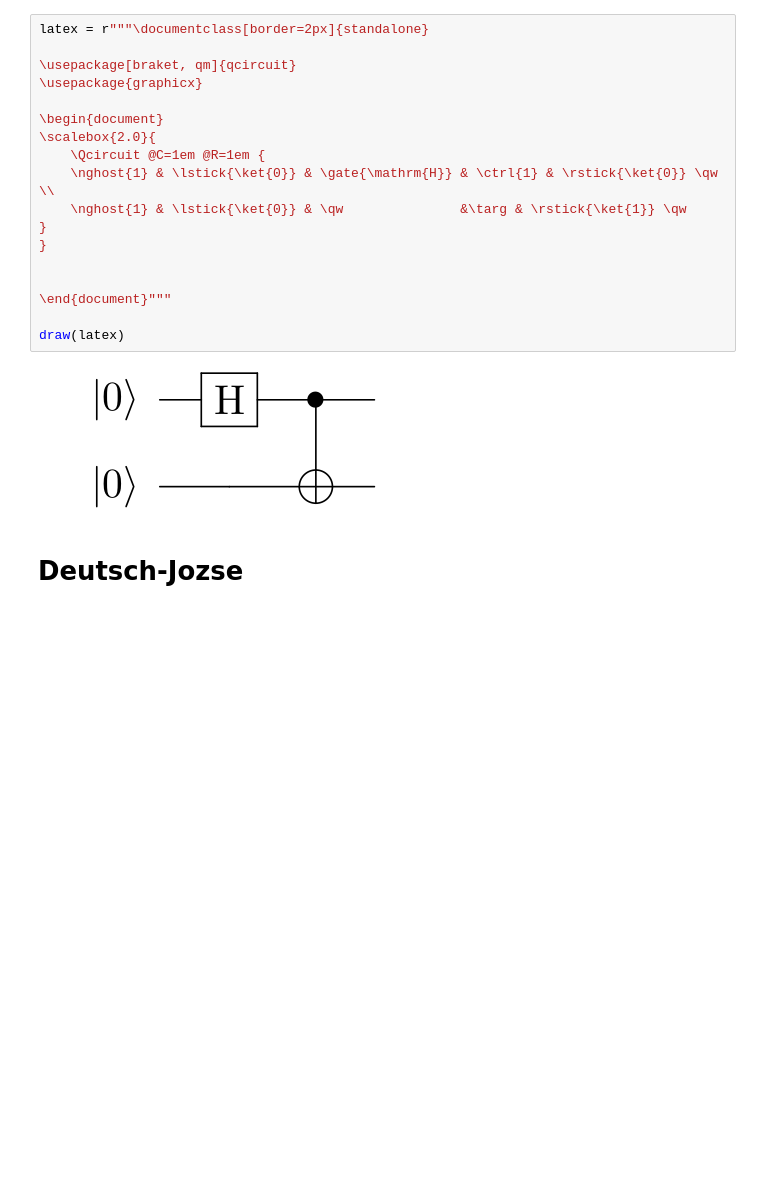
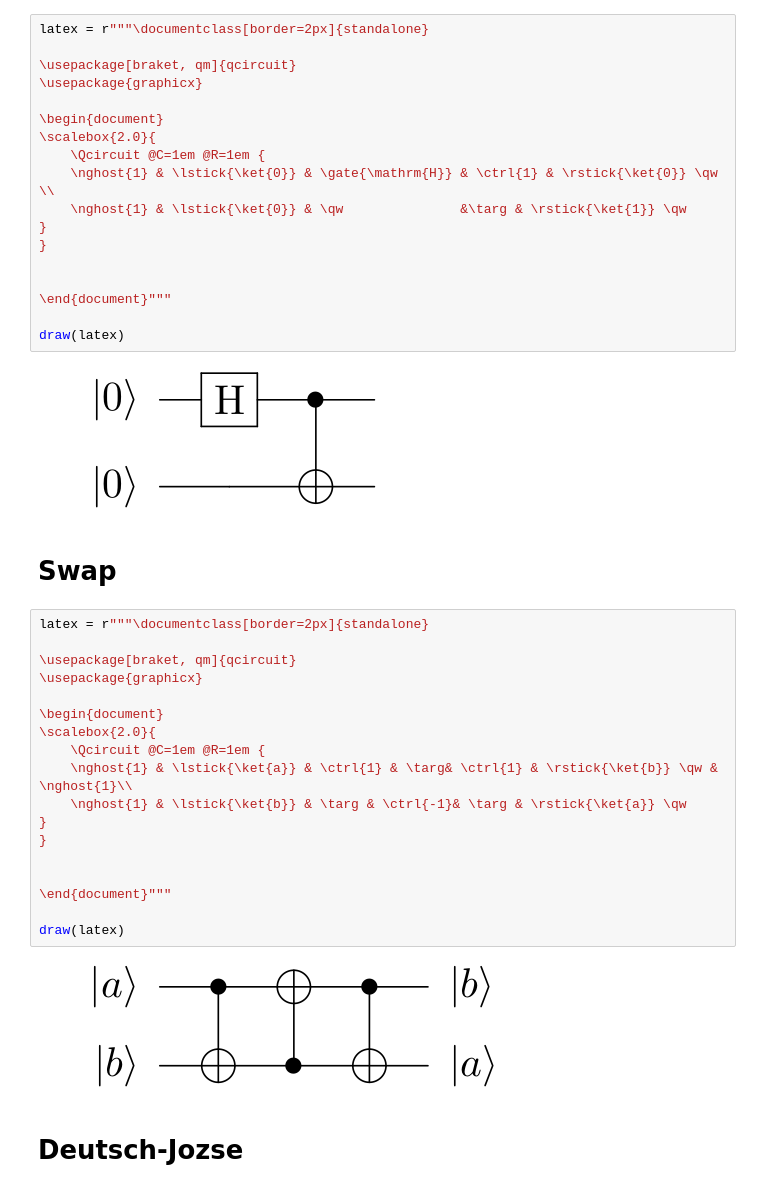
Before and after one commit to gadial/blog, a Jupyter notebook: Notebooks/Quantum Circuits.ipynb, the cells around one changed output. Drawn from its saved outputs; the diff is of its cells as text; blank space fills up the shorter version.

```diff
--- a/Notebooks/Quantum Circuits.ipynb
+++ b/Notebooks/Quantum Circuits.ipynb
@@ -61,6 +61,28 @@ latex = r"""\documentclass[border=2px]{standalone}
 draw(latex)
 # %% [output]
 [figure]
+# %% [markdown]
+# Swap
+# %%
+latex = r"""\documentclass[border=2px]{standalone}
+
+\usepackage[braket, qm]{qcircuit}
+\usepackage{graphicx}
+
+\begin{document}
+\scalebox{2.0}{
+    \Qcircuit @C=1em @R=1em {
+    \nghost{1} & \lstick{\ket{a}} & \ctrl{1} & \targ& \ctrl{1} & \rstick{\ket{b}} \qw & \nghost{1}\\
+    \nghost{1} & \lstick{\ket{b}} & \targ & \ctrl{-1}& \targ & \rstick{\ket{a}} \qw
+}
+}
+
+
+\end{document}"""
+
+draw(latex)
+# %% [output]
+[figure, added]
 # %% [markdown]
 # Deutsch-Jozse
 # %%
```
Also changed, not shown: parts of 2 cells of this notebook, 20 other files.
